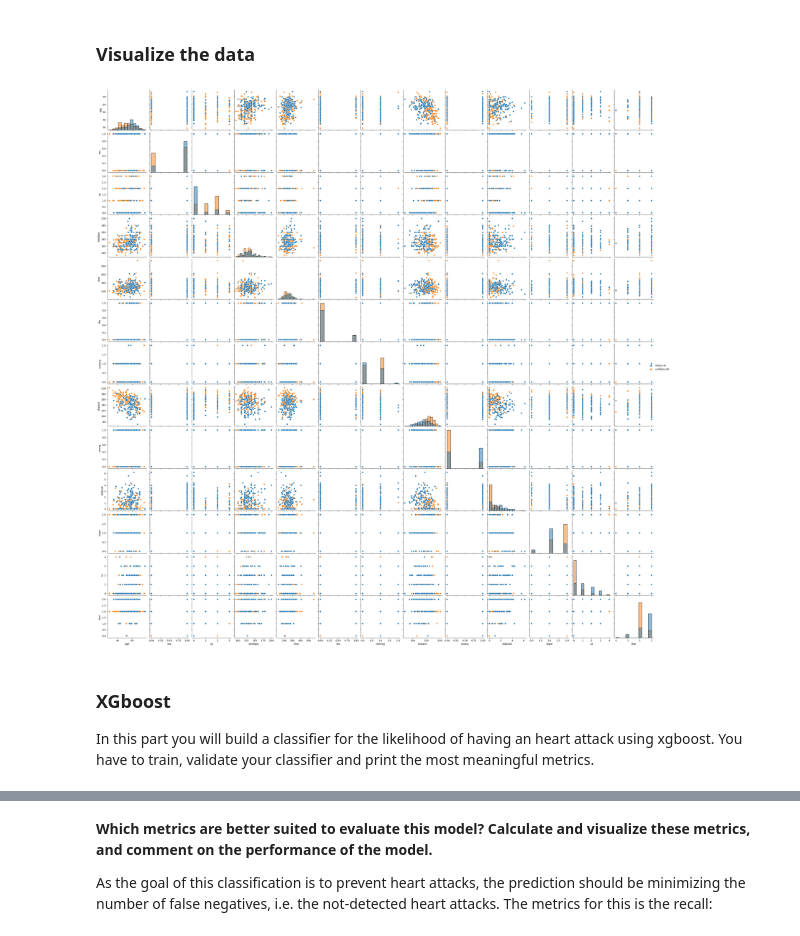
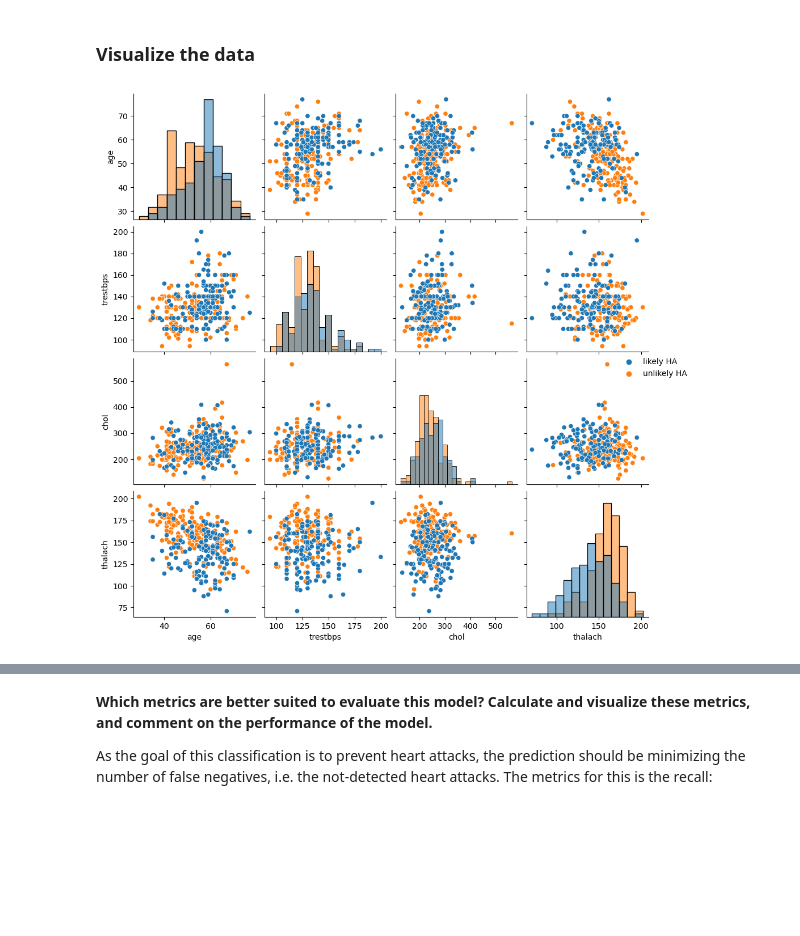
Before and after one commit to KristinaSchuep/robot_judge_2022, a Jupyter notebook: homeworks/HW05.ipynb, the cells around one changed output, grey strips where cells are left out. Saved outputs shown, nothing was run; the diff lists cells and outputs as text; code cells hidden in the pictures; blank space fills up the shorter version.

```diff
--- a/homeworks/HW05.ipynb
+++ b/homeworks/HW05.ipynb
@@ -79,19 +79,16 @@ df.head()
 # %%
 ##TODO plot
 
 df.value_counts("target")
 
-plot = sns.pairplot(df, hue="target", diag_kind="hist", diag_kws = dict(alpha=.5) );
+main_pred = ['age', 'trestbps', 'chol',  'thalach', 'target']
+plot = sns.pairplot(df[main_pred], hue="target", diag_kind="hist", diag_kws = dict(alpha=.5));
 plot._legend.set_title('')
 new_labels = ['likely HA', 'unlikely HA']
 for t, l in zip(plot._legend.texts, new_labels):
     t.set_text(l)
 # %% [output]
-[figure, old version]
+[figure, new version]
-# %% [markdown]
-### XGboost
-
-In this part you will build a classifier for the likelihood of having an heart attack using xgboost. You have to train, validate your classifier and print the most meaningful metrics.
 # %%
 import xgboost as xgb
 from xgboost import XGBClassifier
```
Also changed, not shown: parts of 5 cells of this notebook, 3 other files.
